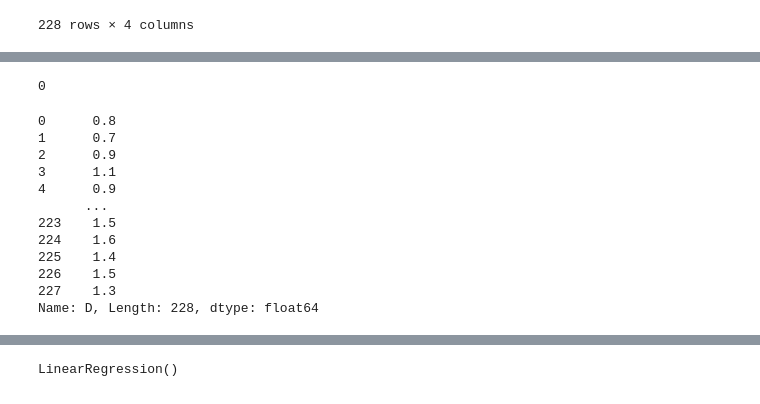
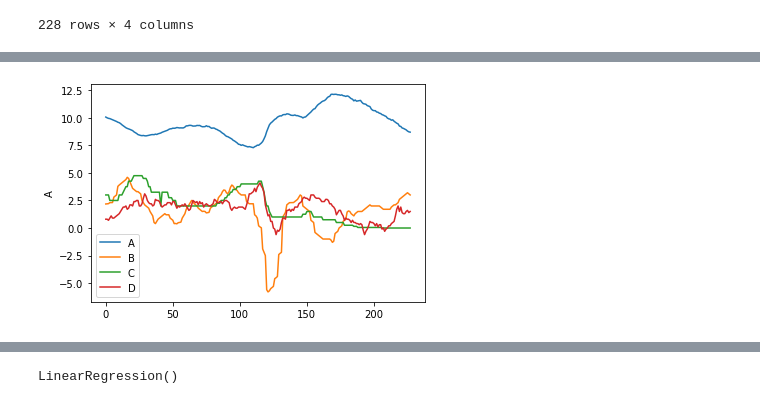
Before and after one commit to SamKimbinyi/int3, a Jupyter notebook: q1.ipynb, the cells around one changed output, grey strips where cells are left out. Cells and saved outputs as stored; diff of their text form; code cells hidden in the pictures.

```diff
--- a/q1.ipynb
+++ b/q1.ipynb
@@ -46,8 +47,3 @@ df
 | 226 | 8.73 | 3.10 | 0.0 | 1.4 |
 | 227 | 8.70 | 3.00 | 0.0 | 1.5 |
 228 rows × 4 columns
-# %%
-for index, columns in enumerate(["A", "B", "C", "D"]):
-    for i in range(len(df)):
-        fill_value = df[columns].iloc[0]
-        df[f"{columns}_Lag_{i}"] = df[columns].shift(i, fill_value=fill_value)
@@ -69,2 +49,0 @@ Name: D, Length: 228, dtype: float64
-# %%
-df.drop(["A","B","C","D"],axis=1,inplace=True)
@@ -105,19 +50,5 @@ Name: D, Length: 228, dtype: float64
-# %%
-target.isnull().sum().sum()
-# %% [output]
-0
-# %%
-target
-# %% [output]
-0      0.8
-1      0.7
-2      0.9
-3      1.1
-4      0.9
-      ...
-223    1.5
-224    1.6
-225    1.4
-226    1.5
-227    1.3
-Name: D, Length: 228, dtype: float64
+# %%
+for i,c in enumerate(df.columns):
+    sns.lineplot( x=df.index, y=df[c],label=c)
+# %% [output]
+[figure, added]
```
Also changed, not shown: parts of 26 cells of this notebook, 1 other file.
